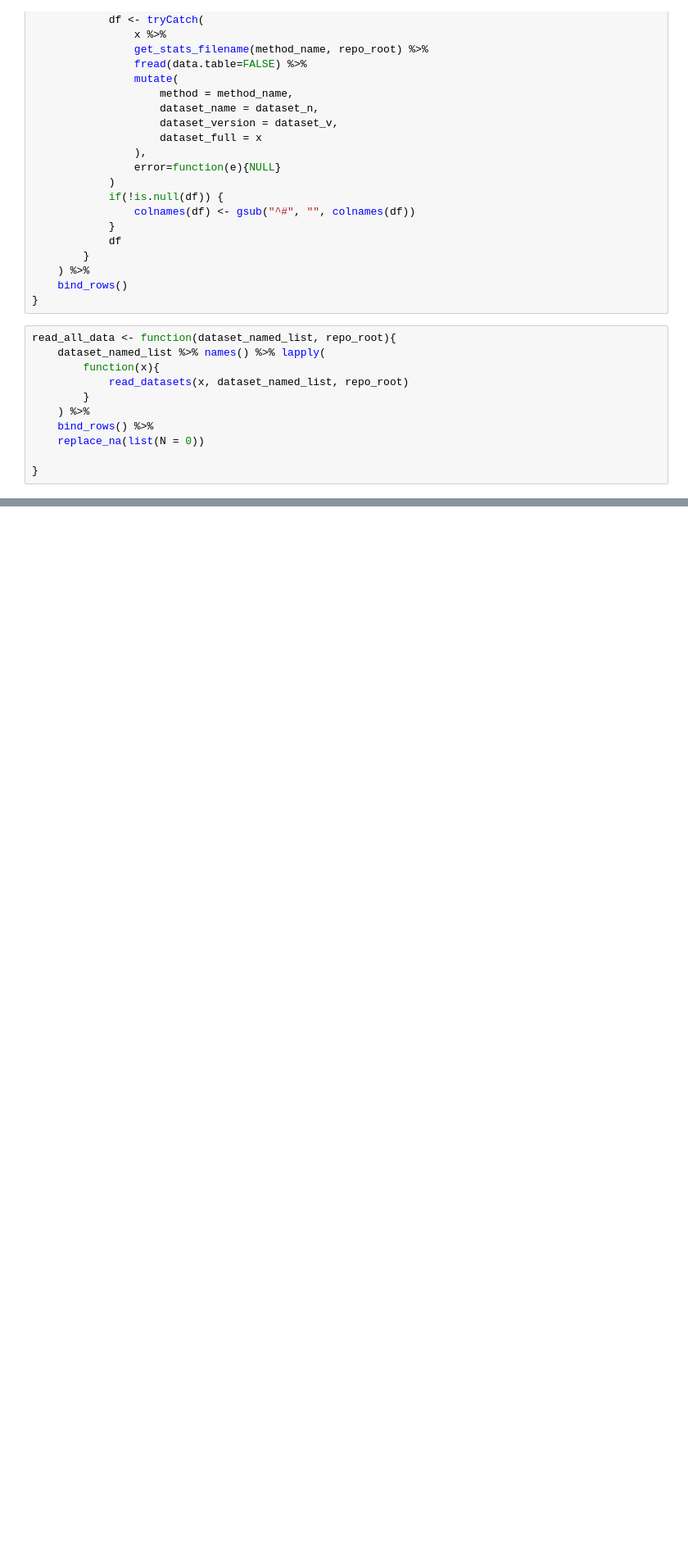
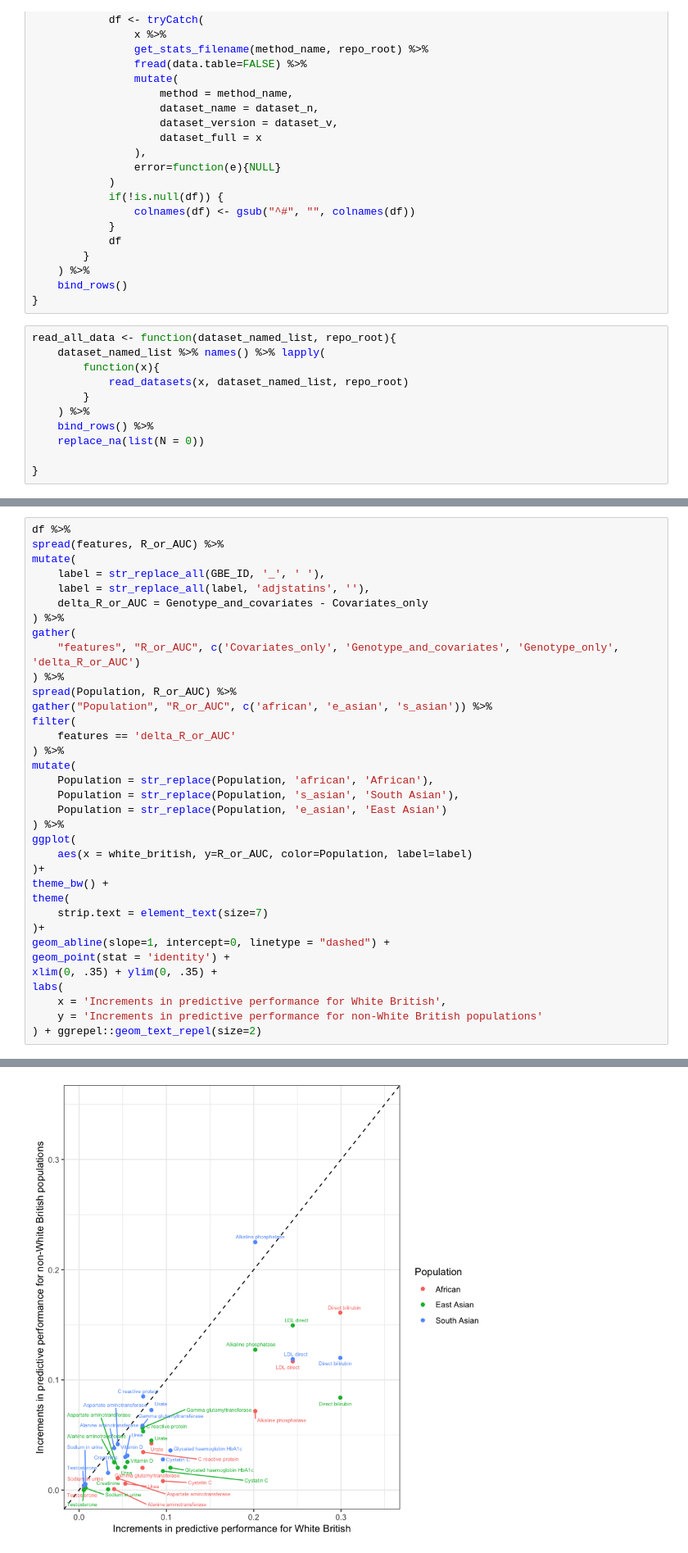
Before and after one commit to rivas-lab/PRS, a Jupyter notebook: notebook/20190407_biomarkers/snpnet_biomarkers_20190407.ipynb, the cells around one changed output, grey strips where cells are left out. Shown: that part at 82% size. Cells and saved outputs as stored; diff of their text form; blank space fills up the shorter version.

```diff
--- a/notebook/20190407_biomarkers/snpnet_biomarkers_20190407.ipynb
+++ b/notebook/20190407_biomarkers/snpnet_biomarkers_20190407.ipynb
@@ -77,0 +152,36 @@ read_all_data <- function(dataset_named_list, repo_root){
+# %%
+df %>%
+spread(features, R_or_AUC) %>%
+mutate(
+    label = str_replace_all(GBE_ID, '_', ' '),
+    label = str_replace_all(label, 'adjstatins', ''),
+    delta_R_or_AUC = Genotype_and_covariates - Covariates_only
+) %>%
+gather(
+    "features", "R_or_AUC", c('Covariates_only', 'Genotype_and_covariates', 'Genotype_only', 'delta_R_or_AUC')
+) %>%
+spread(Population, R_or_AUC) %>%
+gather("Population", "R_or_AUC", c('african', 'e_asian', 's_asian')) %>%
+filter(
+    features == 'delta_R_or_AUC'
+) %>%
+mutate(
+    Population = str_replace(Population, 'african', 'African'),
+    Population = str_replace(Population, 's_asian', 'South Asian'),
+    Population = str_replace(Population, 'e_asian', 'East Asian')
+) %>%
+ggplot(
+    aes(x = white_british, y=R_or_AUC, color=Population, label=label)
+)+
+theme_bw() +
+theme(
+    strip.text = element_text(size=7)
+)+
+geom_abline(slope=1, intercept=0, linetype = "dashed") +
+geom_point(stat = 'identity') +
+xlim(0, .35) + ylim(0, .35) +
+labs(
+    x = 'Increments in predictive performance for White British',
+    y = 'Increments in predictive performance for non-White British populations'
+) + ggrepel::geom_text_repel(size=2)
+# %% [output]
@@ -77,0 +191 @@ read_all_data <- function(dataset_named_list, repo_root){
+[figure, added]
```
Also changed, not shown: parts of 22 cells of this notebook, 6 other files.
